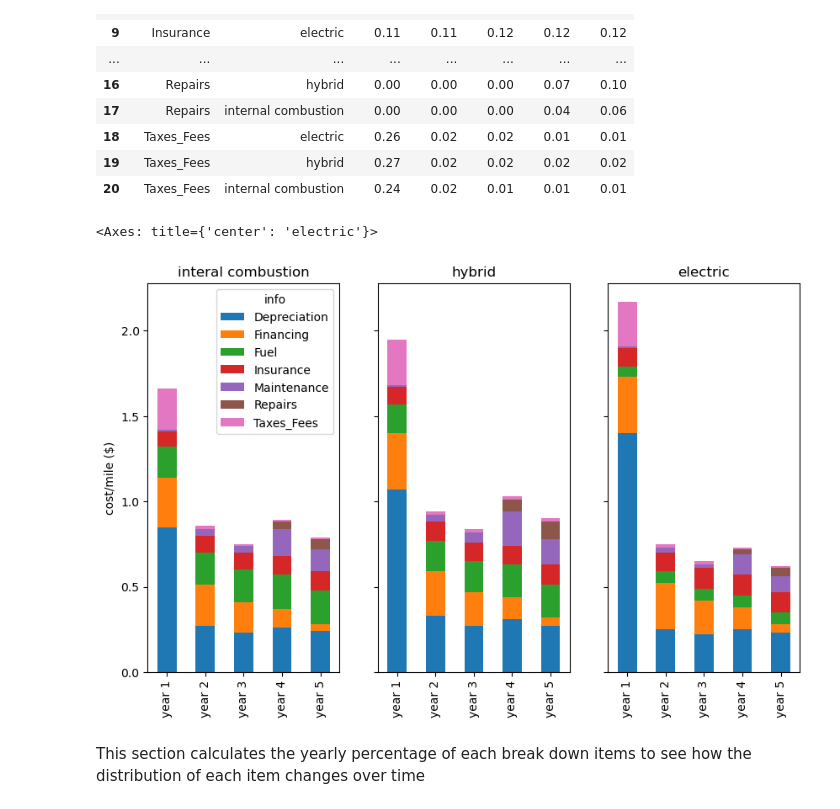
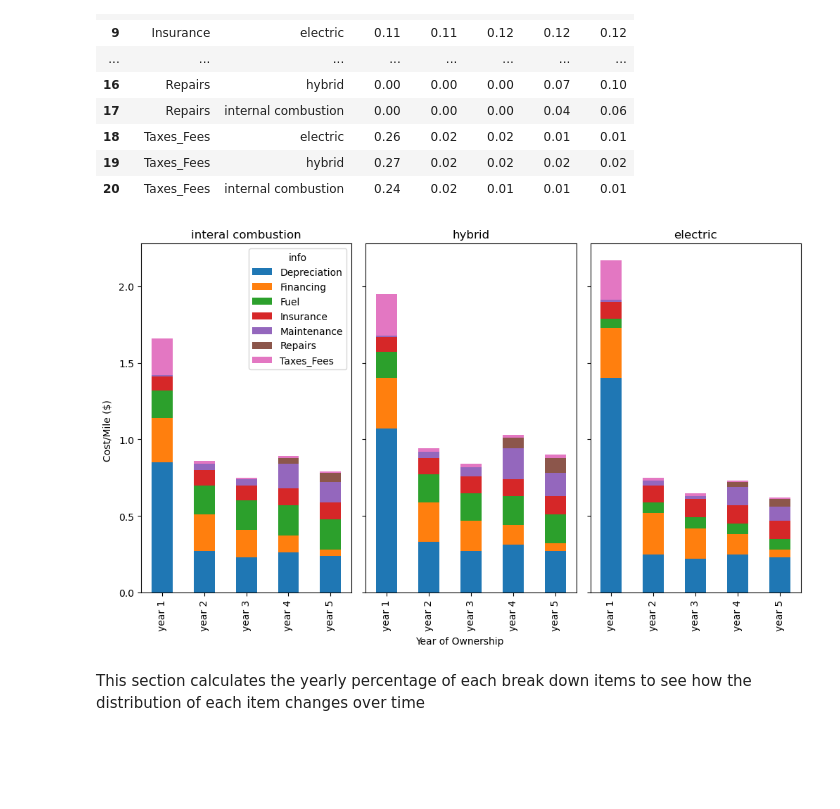
Before and after one commit to ekfrib23/project1-ev-ice, a Jupyter notebook: analysis_5year_ownership_all.ipynb, the cells around one changed output. Saved outputs shown, nothing was run; the diff lists cells and outputs as text; code cells hidden in the pictures; blank space fills up the shorter version.

```diff
--- a/analysis_5year_ownership_all.ipynb
+++ b/analysis_5year_ownership_all.ipynb
@@ -130,28 +130,34 @@ yearly_cost_avg
 # %%
 # creating yearly cost for internal combustion engine cars and seting index to break down cost item
 ice_yearly_cost_avg=yearly_cost_avg[yearly_cost_avg['type']=='internal combustion'].set_index('info')
 # deleteing type column
 del ice_yearly_cost_avg['type']
 # creating yearly cost for electric cars and seting index to break down cost item
 ev_yearly_cost_avg=yearly_cost_avg[yearly_cost_avg['type']=='electric'].set_index('info')
 # deleteing type column
 del ev_yearly_cost_avg['type']
 # creating yearly cost for hybrid cars and seting index to break down cost item
 hybrid_yearly_cost_avg=yearly_cost_avg[yearly_cost_avg['type']=='hybrid'].set_index('info')
 # deleteing type column
 del hybrid_yearly_cost_avg['type']
 
 # creating subplot
 fig, axes = plt.subplots(nrows=1, ncols=3, sharey=True, figsize = (10, 6))
 # transposing yearly cost/mile for internal combustion engine cars to plot verse year cost
-ice_yearly_cost_avg.T.plot.bar(stacked=True,ax=axes[0], title='interal combustion',ylabel='cost/mile ($)')
+ice_yearly_cost_avg.T.plot.bar(stacked=True,ax=axes[0], title='interal combustion')
 # transposing yearly cost/mile for hybrid cars to plot verse year cost
 hybrid_yearly_cost_avg.T.plot.bar(stacked=True,ax=axes[1], title='hybrid', legend=False)
 # transposing yearly cost/mile for electric cars to plot verse year cost
 ev_yearly_cost_avg.T.plot.bar(stacked=True,ax=axes[2], title='electric', legend=False)
+# labeling x- and y-axes
+fig.text(0.5,0.0, "Year of Ownership", ha="center", va="center")
+fig.text(0.0,0.5, 'Cost/Mile ($)', ha="center", va="center", rotation=90)
+# triming extra white spacing
+fig.tight_layout()
+# updating plot
+plt.show()
 # %% [output]
-<Axes: title={'center': 'electric'}>
-[figure, old version]
+[figure, new version]
 # %%
 # saving figure to pdf
 fig.savefig("cost_per_mile.pdf")
```
Also changed, not shown: parts of 9 cells of this notebook.
